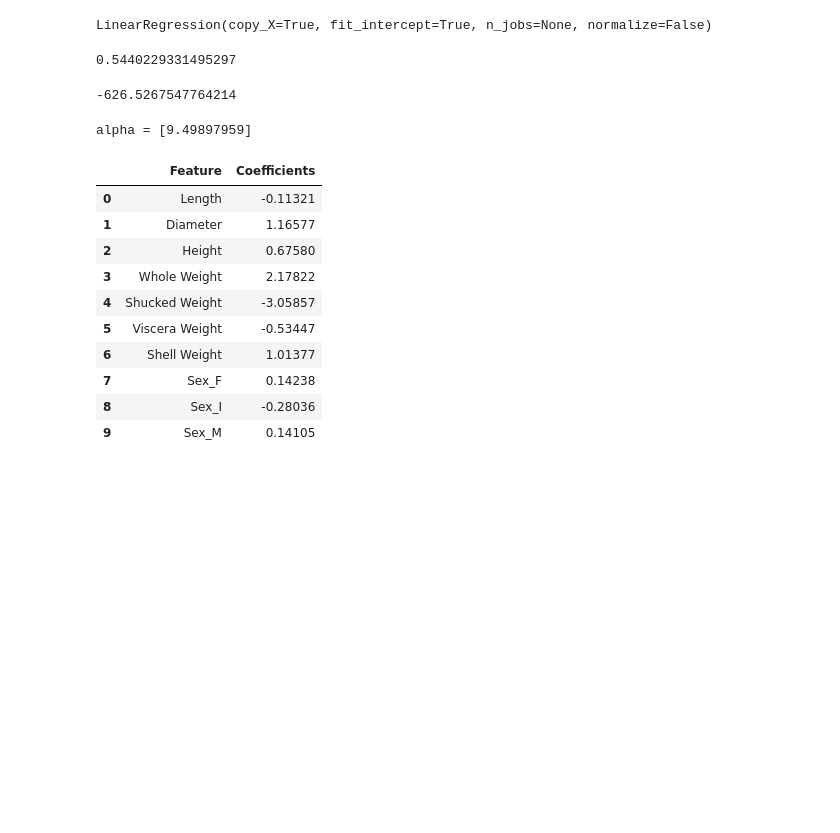
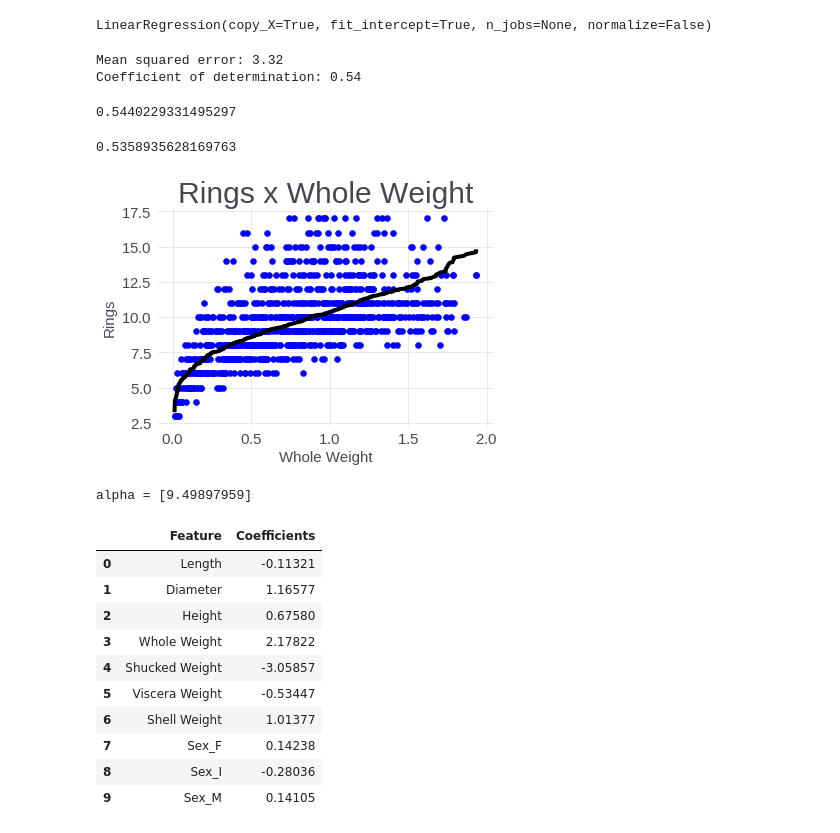
Before and after one commit to corbiephillips/DentRoot, a Jupyter notebook: Best Practices - Linear Regression on UCI Dataset.ipynb, the cells around one changed output. Drawn from its saved outputs; the diff is of its cells as text; code cells hidden in the pictures; blank space fills up the shorter version.

```diff
--- a/Best Practices - Linear Regression on UCI Dataset.ipynb
+++ b/Best Practices - Linear Regression on UCI Dataset.ipynb
@@ -651,6 +673,7 @@ abalone_data_test = abalone_data_test.reindex(columns = abalone_data_train.colum
 # %%
 # Move the target variable 'Rings' to the end
 abalone_data_train = abalone_data_train[[c for c in abalone_data_train if c not in 'Rings'] + ['Rings']]
+abalone_data_test = abalone_data_test[[c for c in abalone_data_test if c not in 'Rings'] + ['Rings']]
 # %%
 # create variables separating out the target variable from the others
 X_train, y_train = abalone_data_train.iloc[:, :-1], abalone_data_train.iloc[:,[-1]]
@@ -687,17 +713,30 @@ linreg = LinearRegression()
 linreg.fit(rescaled_X_train, y_train)
 # %% [output]
 LinearRegression(copy_X=True, fit_intercept=True, n_jobs=None, normalize=False)
+# %%
+# Assess accuracy (using https://scikit-learn.org/stable/auto_examples/linear_model/plot_ols.html)
+y_pred = linreg.predict(rescaled_X_test)
+# %%
+from sklearn.metrics import mean_squared_error, r2_score
+
+print("Mean squared error: %.2f" % mean_squared_error(y_test, y_pred))
+# The coefficient of determination: 1 is perfect prediction
+print("Coefficient of determination: %.2f" % r2_score(y_test, y_pred))
+# %% [output]
+Mean squared error: 3.32
+Coefficient of determination: 0.54
 # %%
 # Assess accuracy
 linreg.score(rescaled_X_train, y_train) #This is the training set score
 # %% [output]
 0.5440229331495297
-# %%
-linreg.score(rescaled_X_test, y_test)  # This is the test set score
-
-# Doesn't make sense
-# %% [output]
--626.5267547764214
+# %%
+linreg.score(rescaled_X_test, y_test)  # This is the test set score
+
+# score is R^2, which is between 0 and 1, so something is wrong here.
+## Look at the X test and y test
+# %% [output]
+0.5358935628169763
 # %%
 # Interactions like mediation or moderation
 
@@ -710,6 +749,38 @@ linreg.score(rescaled_X_test, y_test)  # This is the test set score
 # Moderation is when one variable affects another variable, and that effect is influenced by a third variable.
 
 # This looks hard. Need a tutorial video or something.
+# %%
+# Plot the scatterplot with regression line
+
+#Whole Weight and Rings are axis-flipped
+
+from matplotlib import pyplot as plt
+
+sorted_X_test_Whole_Weight = np.sort(X_test["Whole Weight"], axis=0)
+# How to sort? Need to sort, but don't know how. Sorting the test set should make the predicted values sorted, which keep the trendline not looking crazy. Make sure that you don't need to also sort the y set, or the training set (your probably do), or that sorting it causes a statistical issue
+
+# the trendline is all crazy. Should y pred be sorted as well? Trying it (it worked!)
+sorted_y_pred = np.sort(y_pred, axis=0)
+
+
+
+plt.scatter(X_test["Whole Weight"], y_test, color='b')
+plt.title("Rings x Whole Weight")
+plt.ylabel("Rings")
+plt.xlabel("Whole Weight")
+
+
+
+#Should this scatterplot portion be the test set or the training set? Fairly certain it should be the test set, because that is what we want to display.
+
+#Note, you can't get a scatterplot of all the columns in X. You need to pick a columns.
+
+# Should this be post scaling things?
+
+plt.plot(sorted_X_test_Whole_Weight, sorted_y_pred, color='k')
+plt.show()
+# %% [output]
+[figure, added]
 # %%
 print(f'alpha = {linreg.intercept_}') # Understand this code better. This is supposedly the intercept of the regression line.
 # %% [output]
```
Also changed, not shown: parts of 37 cells of this notebook.
